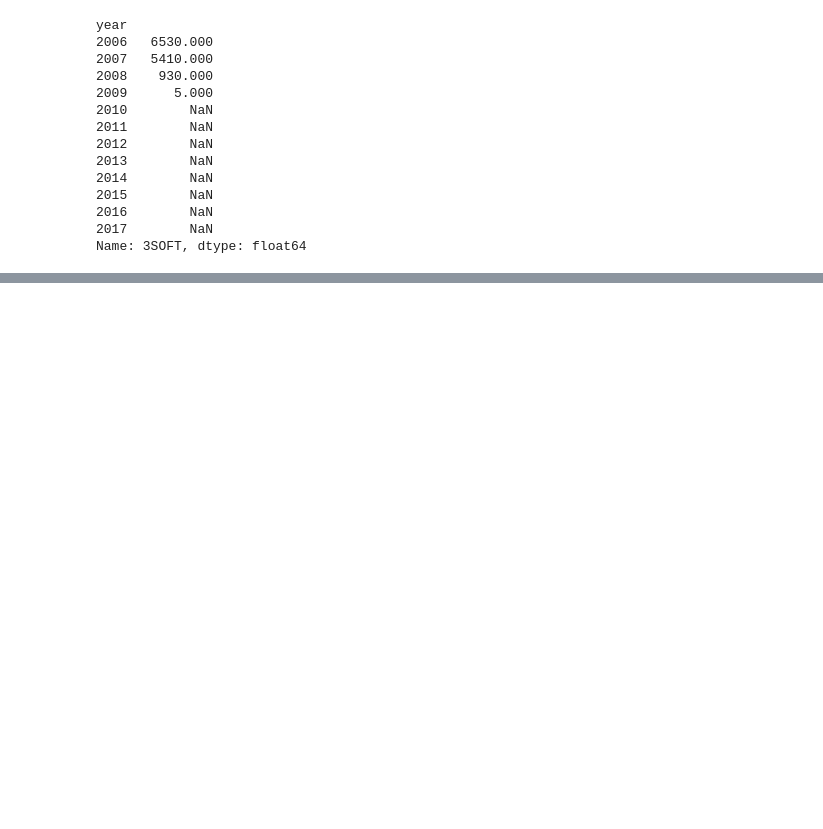
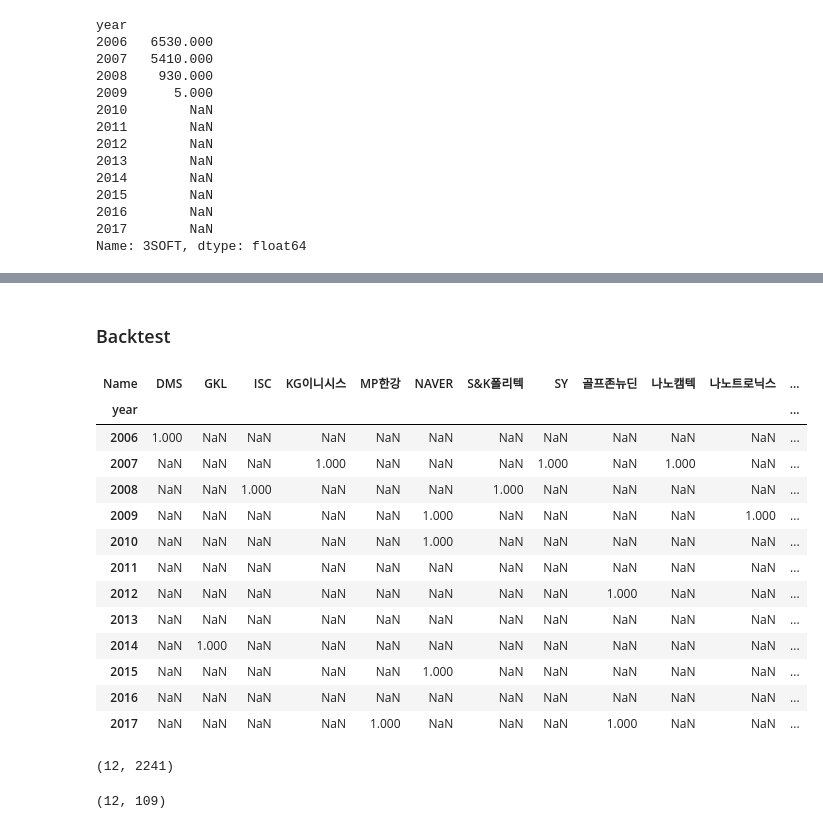
Before and after one commit to JihoQuant/Python-Pandas-Part-1, a Jupyter notebook: project.ipynb, the cells around one changed output, grey strips where cells are left out. Drawn from its saved outputs; the diff is of its cells as text; code cells hidden in the pictures; blank space fills up the shorter version.

Commit message:
✏️ how to do backtesting

```diff
--- a/project.ipynb
+++ b/project.ipynb
@@ -139,0 +220,11 @@ Name: 3SOFT, dtype: float64
+# %%
+indicator = "ROA"
+top_n = 10
+
+top_n_indicator_df = df.groupby(["year"])[indicator].nlargest(top_n).reset_index()
+top_n_indicator_df.head()
+
+indicator_df = df.loc[top_n_indicator_df['level_1']] \
+    .reset_index() \
+    .pivot(index="year", columns="Name", values="ROA")
+indicator_df.head()
@@ -139,0 +245,27 @@ Name: 3SOFT, dtype: float64
+# %% [markdown]
+### Backtest
+# %%
+# 매년 상위 ROA 10개 종목 선택
+assert_on_df = indicator_df.notna().astype(int).replace(0, np.nan)
+assert_on_df
+# %% [output]
+| Name | DMS | GKL | ISC | KG이니시스 | MP한강 | NAVER | S&K폴리텍 | SY | 골프존뉴딘 | 나노캠텍 | 나노트로닉스 | ... |
+| year |  |  |  |  |  |  |  |  |  |  |  | ... |
+| 2006 | 1.000 | NaN | NaN | NaN | NaN | NaN | NaN | NaN | NaN | NaN | NaN | ... |
+| 2007 | NaN | NaN | NaN | 1.000 | NaN | NaN | NaN | 1.000 | NaN | 1.000 | NaN | ... |
+| 2008 | NaN | NaN | 1.000 | NaN | NaN | NaN | 1.000 | NaN | NaN | NaN | NaN | ... |
+| 2009 | NaN | NaN | NaN | NaN | NaN | 1.000 | NaN | NaN | NaN | NaN | 1.000 | ... |
+| 2010 | NaN | NaN | NaN | NaN | NaN | 1.000 | NaN | NaN | NaN | NaN | NaN | ... |
+| 2011 | NaN | NaN | NaN | NaN | NaN | NaN | NaN | NaN | NaN | NaN | NaN | ... |
+| 2012 | NaN | NaN | NaN | NaN | NaN | NaN | NaN | NaN | 1.000 | NaN | NaN | ... |
+| 2013 | NaN | NaN | NaN | NaN | NaN | NaN | NaN | NaN | NaN | NaN | NaN | ... |
+| 2014 | NaN | 1.000 | NaN | NaN | NaN | NaN | NaN | NaN | NaN | NaN | NaN | ... |
+| 2015 | NaN | NaN | NaN | NaN | NaN | 1.000 | NaN | NaN | NaN | NaN | NaN | ... |
+| 2016 | NaN | NaN | NaN | NaN | NaN | NaN | NaN | NaN | NaN | NaN | NaN | ... |
+| 2017 | NaN | NaN | NaN | NaN | 1.000 | NaN | NaN | NaN | 1.000 | NaN | NaN | ... |
+# %%
+yearly_rtn_df.shape # 모든 종목
+assert_on_df.shape # 해당되지 않은 종목들은 제외함
+# %% [output]
+(12, 2241)
+(12, 109)
```
Also changed, not shown: parts of 18 cells of this notebook.
